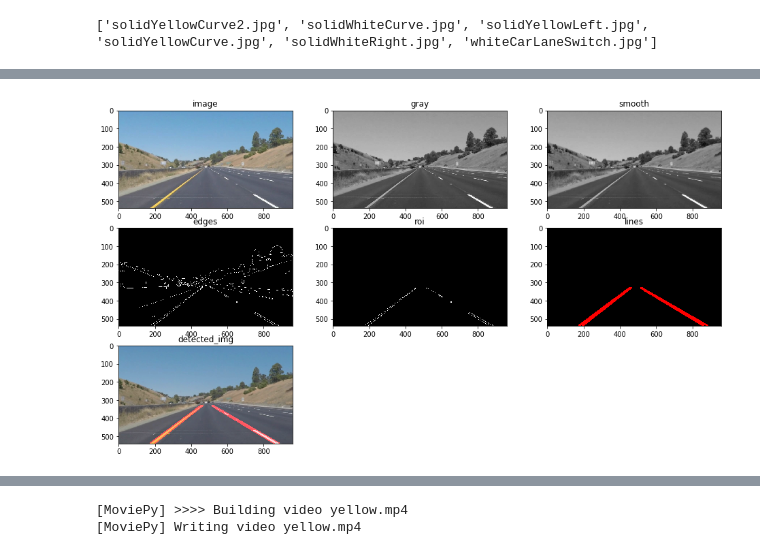
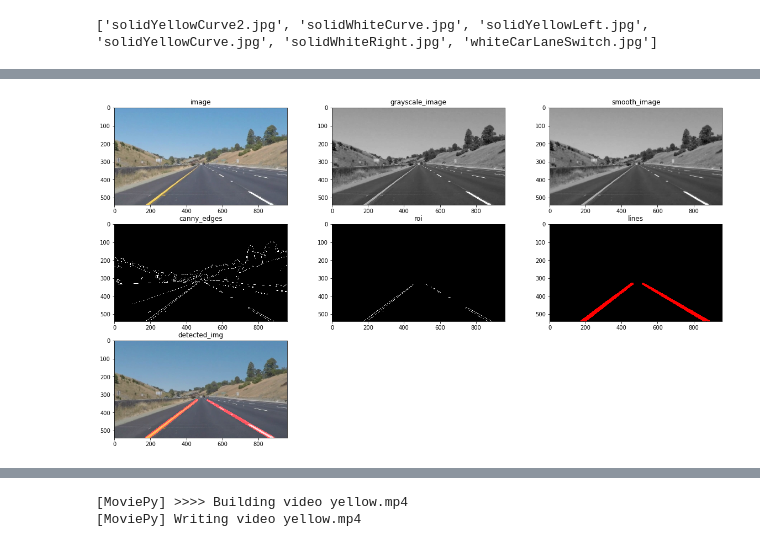
Before and after one commit to piliwilliam0306/Udacity-SDC, a Jupyter notebook: CarND-LaneLines-P1/P1.ipynb, the cells around one changed output, grey strips where cells are left out. Saved outputs shown, nothing was run; the diff lists cells and outputs as text; code cells hidden in the pictures.

```diff
--- a/CarND-LaneLines-P1/P1.ipynb
+++ b/CarND-LaneLines-P1/P1.ipynb
@@ -13,8 +13,10 @@ print (images)
 ['solidYellowCurve2.jpg', 'solidWhiteCurve.jpg', 'solidYellowLeft.jpg', 'solidYellowCurve.jpg', 'solidWhiteRight.jpg', 'whiteCarLaneSwitch.jpg']
 # %%
 #display all images in the test image folder
-for i, image in enumerate(images):
+plt.figure(figsize=[20, 11])
+#The optional argument allows us to tell enumerate from where to start the index.
+for i, image in enumerate(images, 1):
     img = mpimg.imread('test_images/' + image)
+    plt.subplot(2, 3, i)
     plt.imshow(img)
-    plt.show()
 # %% [output]
@@ -66,9 +78,20 @@ def region_of_interest(img, vertices):
 
 def draw_lines(img, lines, color=[255, 0, 0], thickness=10):
     """
-    Draws `lines` with `color` and `thickness`.
+    NOTE: this is the function you might want to use as a starting point once you want to
+    average/extrapolate the line segments you detect to map out the full
+    extent of the lane (going from the result shown in raw-lines-example.mp4
+    to that shown in P1_example.mp4).
 
+    Think about things like separating line segments by their
+    slope ((y2-y1)/(x2-x1)) to decide which segments are part of the left
+    line vs. the right line.  Then, you can average the position of each of
+    the lines and extrapolate to the top and bottom of the lane.
+
+    This function draws `lines` with `color` and `thickness`.
     Lines are drawn on the image inplace (mutates the image).
+    If you want to make the lines semi-transparent, think about combining
+    this function with the weighted_img() function below
     """
     for line in lines:
         for x1,y1,x2,y2 in line:
@@ -102,49 +125,29 @@ def weighted_img(img, initial_img, α=0.8, β=1., λ=0.):
 # %%
 KERNEL_SIZE = 5
 LOW_THRESHOLD = 50 # threshold for canny edge detector
 HIGH_THRESHOLD = 150 # threshold for canny edge detector
-height = canny_edges.shape[0]
-width = canny_edges.shape[1]
-interest = np.array([[(135, height),(900, height),(535, 330),(435, 330)]])
 
 grayscale_image = grayscale(img)
 smooth_image = gaussian_blur(grayscale_image, KERNEL_SIZE)
 canny_edges = canny(smooth_image, LOW_THRESHOLD, HIGH_THRESHOLD)
+
+height = canny_edges.shape[0]
+width = canny_edges.shape[1]
+interest = np.array([[(135, height),(900, height),(535, 330),(435, 330)]])
 roi = region_of_interest(canny_edges, [interest])
 lines_image = hough_lines(roi, 1, np.pi/180, 32, 1, 200)
 
-'''
-lines_edges = hough_lines(roi,
-                          rho=1,
-                          theta=np.pi/180,
-                          threshold=10,
-                          min_line_len=10,
-                          max_line_gap=15
-                         )
-'''
 detected_img = weighted_img(lines_image, img, α=0.9, β=1., λ=0.)
-plt.figure(figsize=[16, 9])
-plt.subplot(3, 3, 1)
-plt.title('image')
-plt.imshow(img)
-plt.subplot(3, 3, 2)
-plt.title('gray')
-plt.imshow(grayscale_image, cmap='gray')
-plt.subplot(3, 3, 3)
-plt.title('smooth')
-plt.imshow(smooth_image, cmap='gray')
-plt.subplot(3, 3, 4)
-plt.title('edges')
-plt.imshow(canny_edges, cmap='gray')
-plt.subplot(3, 3, 5)
-plt.title('roi')
-plt.imshow(roi, cmap='gray')
-plt.subplot(3, 3, 6)
-plt.title('lines')
-plt.imshow(lines_image, cmap='gray');
-plt.subplot(3, 3, 7)
-plt.title('detected_img')
-plt.imshow(detected_img, cmap='gray');
+
+imgs = [img, grayscale_image, smooth_image, canny_edges, roi, lines_image, detected_img]
+img_names = ['image', 'grayscale_image', 'smooth_image', 'canny_edges', 'roi', 'lines', 'detected_img']
+
+plt.figure(figsize=[20, 11])
+#The optional argument allows us to tell enumerate from where to start the index.
+for i, img in enumerate(imgs, 1):
+    plt.subplot(3, 3, i)
+    plt.title('{}'.format(img_names[i-1]))
+    plt.imshow(img, cmap='gray')
 # %% [output]
-[figure, old version]
+[figure, new version]
 # %%
```
Also changed, not shown: parts of 5 cells of this notebook, 6 other files.
